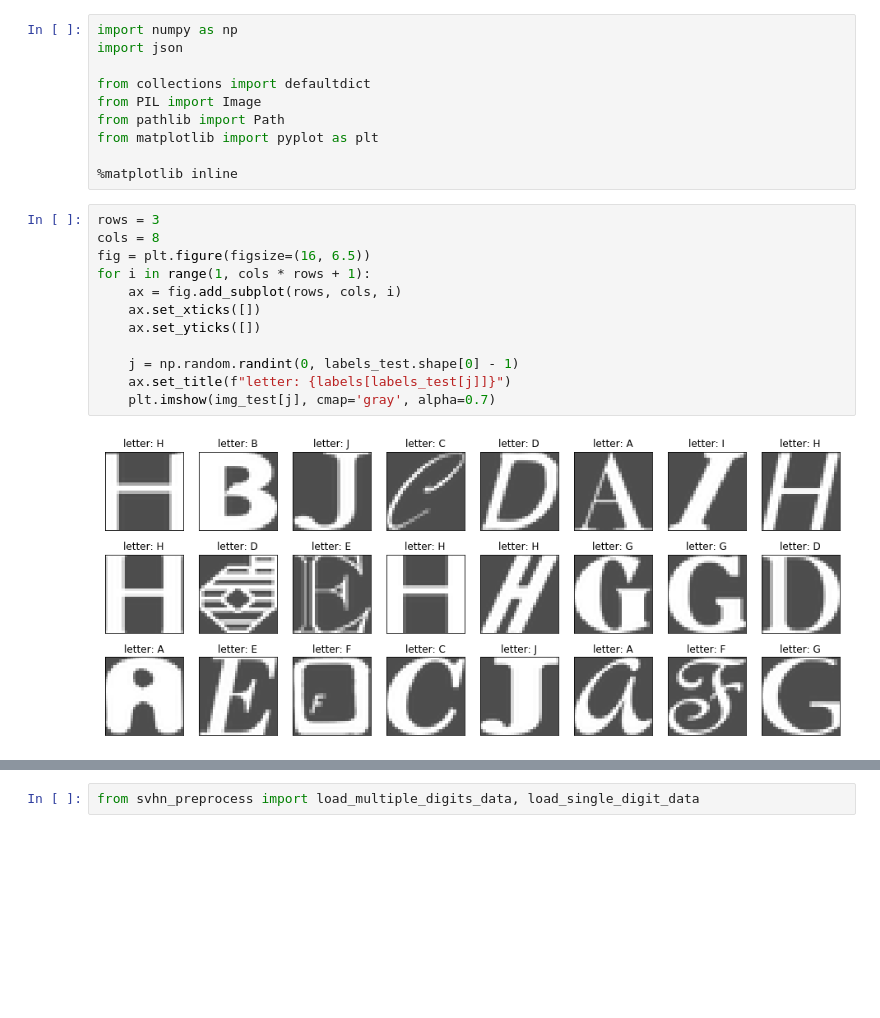
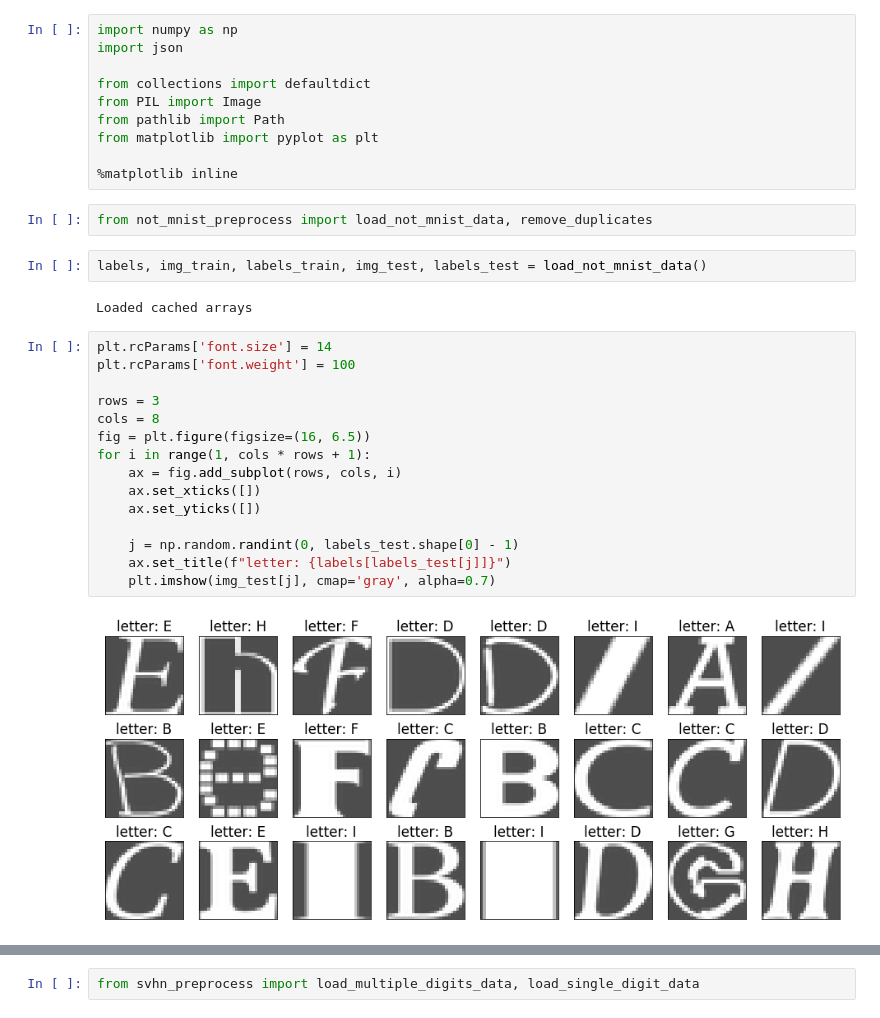
Before and after one commit to CatWantsMeow/mo, a Jupyter notebook: 2/1.ipynb, the cells around one changed output, grey strips where cells are left out. Drawn from its saved outputs; the diff is of its cells as text; blank space fills up the shorter version.

```diff
--- a/2/1.ipynb
+++ b/2/1.ipynb
@@ -8,18 +8,27 @@ from pathlib import Path
 from matplotlib import pyplot as plt
 
 %matplotlib inline
+# %%
+from not_mnist_preprocess import load_not_mnist_data, remove_duplicates
+# %%
+labels, img_train, labels_train, img_test, labels_test = load_not_mnist_data()
+# %% [output]
+Loaded cached arrays
 # %%
+plt.rcParams['font.size'] = 14
+plt.rcParams['font.weight'] = 100
+
 rows = 3
 cols = 8
 fig = plt.figure(figsize=(16, 6.5))
 for i in range(1, cols * rows + 1):
     ax = fig.add_subplot(rows, cols, i)
     ax.set_xticks([])
     ax.set_yticks([])
 
     j = np.random.randint(0, labels_test.shape[0] - 1)
     ax.set_title(f"letter: {labels[labels_test[j]]}")
     plt.imshow(img_test[j], cmap='gray', alpha=0.7)
 # %% [output]
-[figure, old version]
+[figure, new version]
 # %%
```
Also changed, not shown: parts of 6 cells of this notebook, 7 other files.
